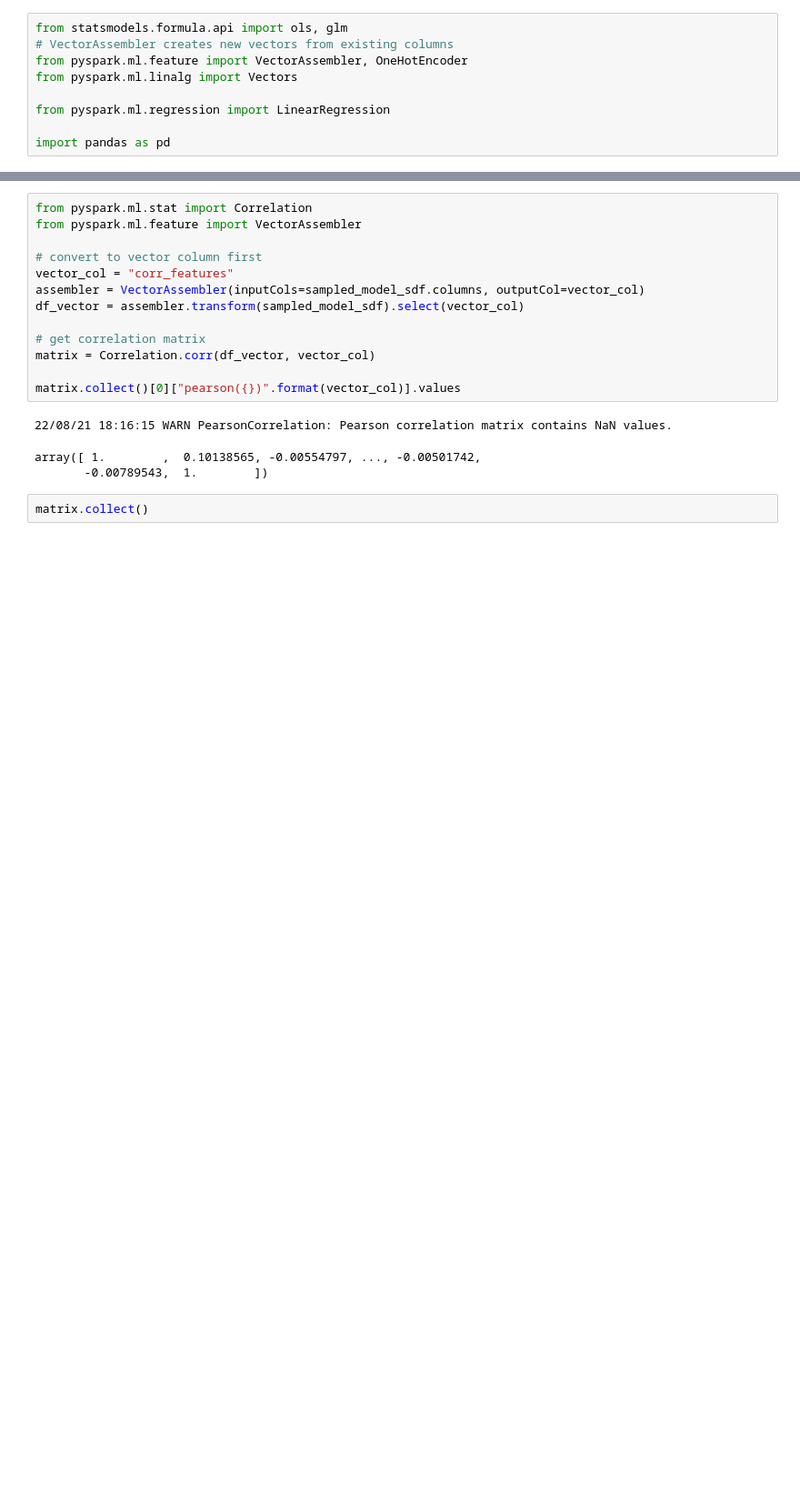
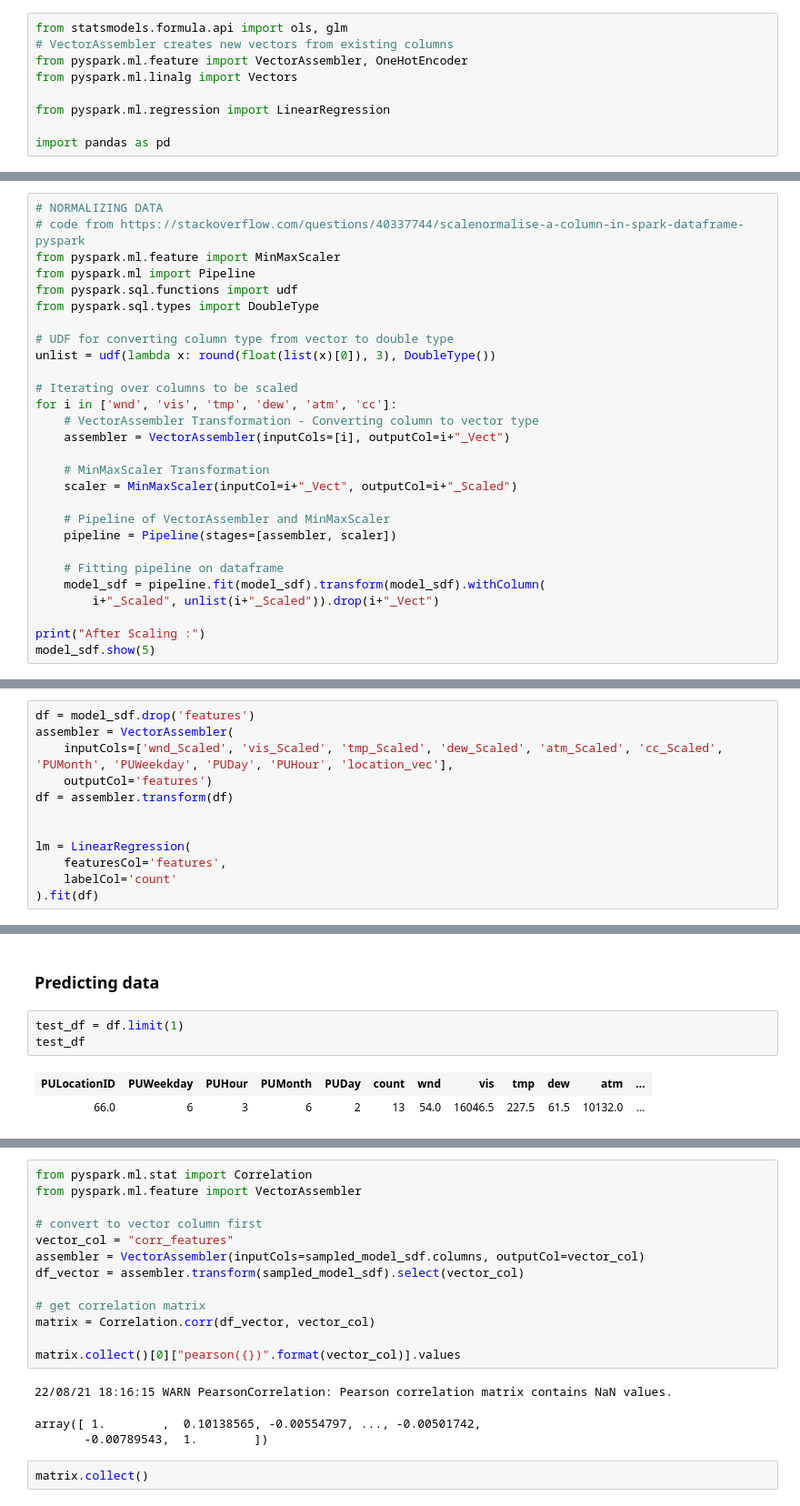
Before and after one commit to MAST30034-Applied-Data-Science/mast30034-project-1-ToomasRo, a Jupyter notebook: notebooks/modelling.ipynb, the cells around one changed output, grey strips where cells are left out. Shown at 91% size. Cells and saved outputs as stored; diff of their text form; blank space fills up the shorter version.

```diff
--- a/notebooks/modelling.ipynb
+++ b/notebooks/modelling.ipynb
@@ -51,0 +135,28 @@ root
+# %%
+# NORMALIZING DATA
+# code from https://stackoverflow.com/questions/40337744/scalenormalise-a-column-in-spark-dataframe-pyspark
+from pyspark.ml.feature import MinMaxScaler
+from pyspark.ml import Pipeline
+from pyspark.sql.functions import udf
+from pyspark.sql.types import DoubleType
+
+# UDF for converting column type from vector to double type
+unlist = udf(lambda x: round(float(list(x)[0]), 3), DoubleType())
+
+# Iterating over columns to be scaled
+for i in ['wnd', 'vis', 'tmp', 'dew', 'atm', 'cc']:
+    # VectorAssembler Transformation - Converting column to vector type
+    assembler = VectorAssembler(inputCols=[i], outputCol=i+"_Vect")
+
+    # MinMaxScaler Transformation
+    scaler = MinMaxScaler(inputCol=i+"_Vect", outputCol=i+"_Scaled")
+
+    # Pipeline of VectorAssembler and MinMaxScaler
+    pipeline = Pipeline(stages=[assembler, scaler])
+
+    # Fitting pipeline on dataframe
+    model_sdf = pipeline.fit(model_sdf).transform(model_sdf).withColumn(
+        i+"_Scaled", unlist(i+"_Scaled")).drop(i+"_Vect")
+
+print("After Scaling :")
+model_sdf.show(5)
@@ -51,0 +178,12 @@ root
+# %%
+df = model_sdf.drop('features')
+assembler = VectorAssembler(
+    inputCols=['wnd_Scaled', 'vis_Scaled', 'tmp_Scaled', 'dew_Scaled', 'atm_Scaled', 'cc_Scaled', 'PUMonth', 'PUWeekday', 'PUDay', 'PUHour', 'location_vec'],
+    outputCol='features')
+df = assembler.transform(df)
+
+
+lm = LinearRegression(
+    featuresCol='features',
+    labelCol='count'
+).fit(df)
@@ -51,0 +232,8 @@ root
+# %% [markdown]
+### Predicting data
+# %%
+test_df = df.limit(1)
+test_df
+# %% [output]
+| PULocationID | PUWeekday | PUHour | PUMonth | PUDay | count | wnd | vis | tmp | dew | atm | ... |
+| 66.0 | 6 | 3 | 6 | 2 | 13 | 54.0 | 16046.5 | 227.5 | 61.5 | 10132.0 | ... |
```
Also changed, not shown: parts of 52 cells of this notebook, 3 other files.
